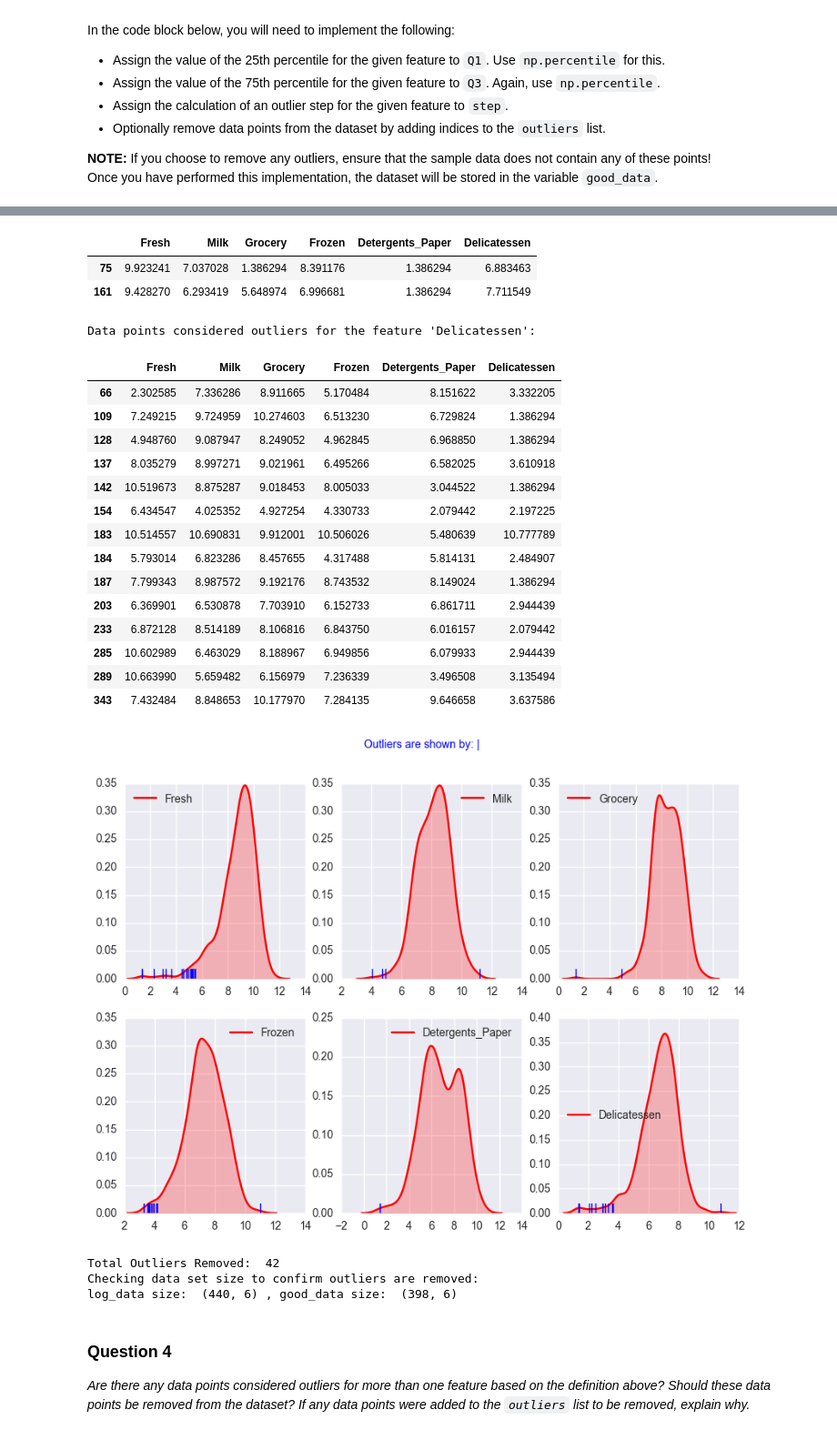
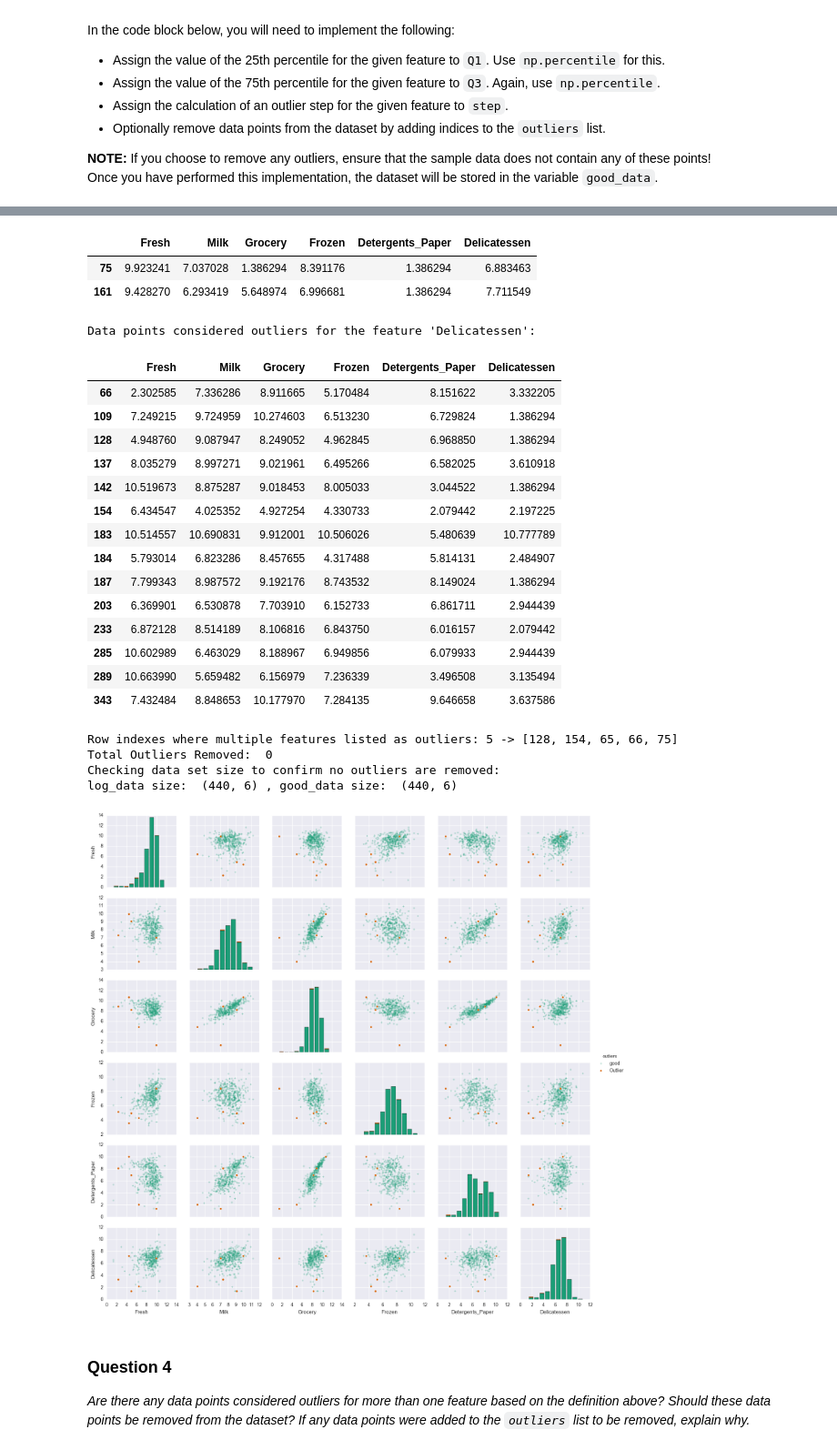
Before and after one commit to hemantdeshpande/udacity-mlnd, a Jupyter notebook: customer_segments/customer_segments.ipynb, the cells around one changed output, grey strips where cells are left out. Shown at 91% size. Cells and saved outputs as stored; diff of their text form; code cells hidden in the pictures.

```diff
--- a/customer_segments/customer_segments.ipynb
+++ b/customer_segments/customer_segments.ipynb
@@ -224,10 +224,6 @@ Once you have performed this implementation, the dataset will be stored in the v
 
 #dictionary for outliers in case we decide not to drop some outliers
 outdict = {}
-#Settings for ploting outliers on distribution
-xnum = 1
-plt.figure(figsize=(10,7))
-plt.suptitle('Outliers are shown by: |', color='b')
 
 for feature in log_data.keys():
 
@@ -243,32 +239,34 @@ for feature in log_data.keys():
     # Display the outliers
     print "Data points considered outliers for the feature '{}':".format(feature)
     display(log_data[~((log_data[feature] >= Q1 - step) & (log_data[feature] <= Q3 + step))])
-    #plotting data and saving outliers to dictionary outdict
     df = pd.DataFrame(log_data[~((log_data[feature] >= Q1 - step) & (log_data[feature] <= Q3 + step))])
-    plt.subplot(2,3,xnum)
-    sns.kdeplot(log_data[feature], shade=True, color="r")
-    sns.rugplot(df[feature], height=0.05, axis='x', label='outliers')
-    ymin, ymax = plt.ylim()
-    xmin, xmax = plt.xlim()
-    xnum = xnum+1
     outdict.update({feature: df.index.tolist()})
 
-#Show outliers on distribution plot
-plt.show()
-
-# OPTIONAL: Select the indices for data points you wish to remove
 #collecting all lists in dictionary
 filter_loc  = [item for sublist in outdict.values() for item in sublist]
 
-#removing duplicates
+#finding duplicates
+import collections
+outindexes = [item for item, count in collections.Counter(filter_loc).items() if count > 1]
+print "Row indexes where multiple features listed as outliers: {} -> {}".format(len(outindexes), outindexes)
+
+outlabels = ['good' for i in range(len(log_data))]
+for i in outindexes:
+    outlabels[i] = 'Outlier'
+
+outdf = pd.DataFrame()
+outdf = outdf.append(log_data)
+outdf['outliers'] = pd.Series(outlabels, index=outdf.index)
+sns.pairplot(outdf, hue='outliers', palette="Dark2", markers=["+", "H"])
+#based on the locations of outliers, decided not to remove any
+
+# OPTIONAL: Select the indices for data points you wish to remove
 outliers = []
-[outliers.append(item) for item in filter_loc if item not in outliers]
 print "Total Outliers Removed: ", len(outliers)
 
 # Remove the outliers, if any were specified
 good_data = log_data.drop(log_data.index[outliers]).reset_index(drop = True)
-#pd.scatter_matrix(good_data, alpha = 0.3, figsize = (14,8), diagonal = 'kde');
-print "Checking data set size to confirm outliers are removed:"
+print "Checking data set size to confirm no outliers are removed:"
 print "log_data size: ", log_data.shape, ", good_data size: ", good_data.shape
 # %% [output]
 Data points considered outliers for the feature 'Fresh':
@@ -304,37 +302,38 @@ Data points considered outliers for the feature 'Frozen':
 | 38 | 8.432071 | 9.663325 | 9.723763 | 3.526361 | 8.847504 | 6.073045 |
 | 57 | 8.597482 | 9.203718 | 9.257987 | 3.663562 | 8.932345 | 7.156956 |
 | 65 | 4.454347 | 9.950371 | 10.732672 | 3.610918 | 10.095429 | 7.261225 |
 | 145 | 10.000614 | 9.034200 | 10.457171 | 3.761200 | 9.440817 | 8.396381 |
 | 175 | 7.759614 | 8.967759 | 9.382191 | 3.970292 | 8.342125 | 7.437206 |
 | 264 | 6.979145 | 9.177817 | 9.645105 | 4.127134 | 8.696343 | 7.143618 |
 | 325 | 10.395681 | 9.728241 | 9.519808 | 11.016496 | 7.149132 | 8.632306 |
 | 420 | 8.402231 | 8.569216 | 9.490091 | 3.258097 | 8.827468 | 7.239933 |
 | 429 | 9.060447 | 7.467942 | 8.183397 | 3.871201 | 4.442651 | 7.824846 |
 | 439 | 7.933080 | 7.437795 | 7.828436 | 4.189655 | 6.169611 | 3.970292 |
 Data points considered outliers for the feature 'Detergents_Paper':
 |  | Fresh | Milk | Grocery | Frozen | Detergents_Paper | Delicatessen |
 | 75 | 9.923241 | 7.037028 | 1.386294 | 8.391176 | 1.386294 | 6.883463 |
 | 161 | 9.428270 | 6.293419 | 5.648974 | 6.996681 | 1.386294 | 7.711549 |
 Data points considered outliers for the feature 'Delicatessen':
 |  | Fresh | Milk | Grocery | Frozen | Detergents_Paper | Delicatessen |
 | 66 | 2.302585 | 7.336286 | 8.911665 | 5.170484 | 8.151622 | 3.332205 |
 | 109 | 7.249215 | 9.724959 | 10.274603 | 6.513230 | 6.729824 | 1.386294 |
 | 128 | 4.948760 | 9.087947 | 8.249052 | 4.962845 | 6.968850 | 1.386294 |
 | 137 | 8.035279 | 8.997271 | 9.021961 | 6.495266 | 6.582025 | 3.610918 |
 | 142 | 10.519673 | 8.875287 | 9.018453 | 8.005033 | 3.044522 | 1.386294 |
 | 154 | 6.434547 | 4.025352 | 4.927254 | 4.330733 | 2.079442 | 2.197225 |
 | 183 | 10.514557 | 10.690831 | 9.912001 | 10.506026 | 5.480639 | 10.777789 |
 | 184 | 5.793014 | 6.823286 | 8.457655 | 4.317488 | 5.814131 | 2.484907 |
 | 187 | 7.799343 | 8.987572 | 9.192176 | 8.743532 | 8.149024 | 1.386294 |
 | 203 | 6.369901 | 6.530878 | 7.703910 | 6.152733 | 6.861711 | 2.944439 |
 | 233 | 6.872128 | 8.514189 | 8.106816 | 6.843750 | 6.016157 | 2.079442 |
 | 285 | 10.602989 | 6.463029 | 8.188967 | 6.949856 | 6.079933 | 2.944439 |
 | 289 | 10.663990 | 5.659482 | 6.156979 | 7.236339 | 3.496508 | 3.135494 |
 | 343 | 7.432484 | 8.848653 | 10.177970 | 7.284135 | 9.646658 | 3.637586 |
+Row indexes where multiple features listed as outliers: 5 -> [128, 154, 65, 66, 75]
+Total Outliers Removed:  0
+Checking data set size to confirm no outliers are removed:
+log_data size:  (440, 6) , good_data size:  (440, 6)
-[figure, old version]
+[figure, new version]
-Total Outliers Removed:  42
-Checking data set size to confirm outliers are removed:
-log_data size:  (440, 6) , good_data size:  (398, 6)
 # %% [markdown]
 ### Question 4
 *Are there any data points considered outliers for more than one feature based on the definition above? Should these data points be removed from the dataset? If any data points were added to the `outliers` list to be removed, explain why.*
```
Also changed, not shown: parts of 20 cells of this notebook, 1 other file.
